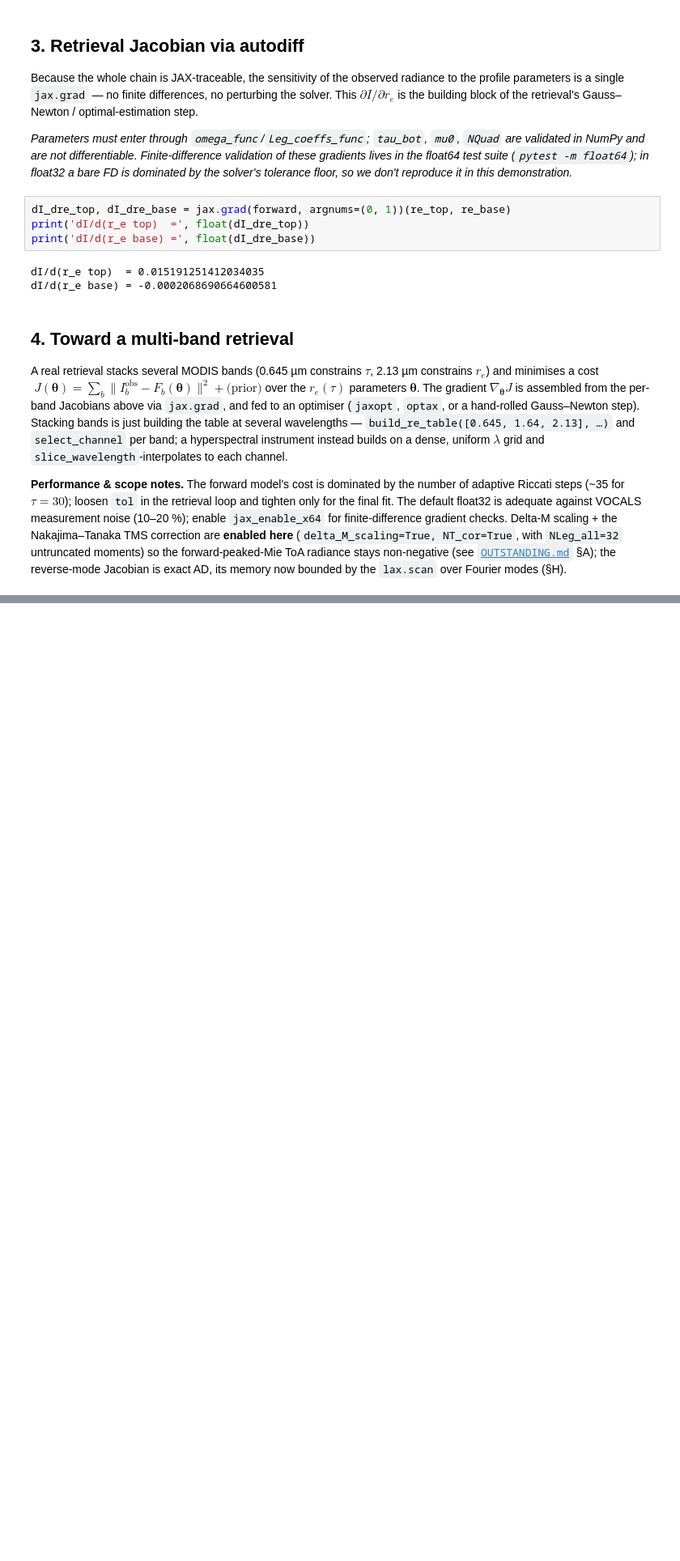
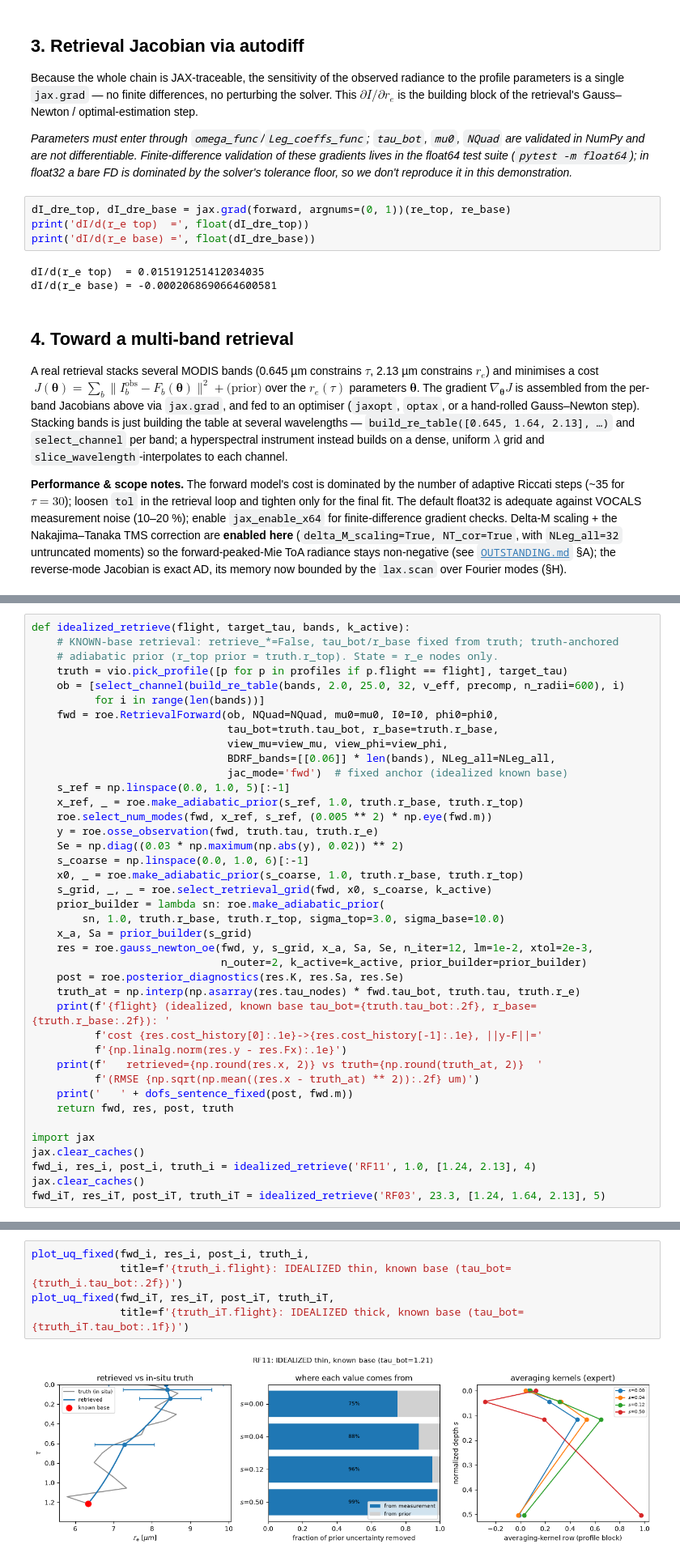
Before and after one commit to dhjx1996/Pythonic-DISORT_inhomogeneous_atmosphere, a Jupyter notebook: docs/riccati_solver_VOCALS_retrieval.ipynb, the cells around one changed output, grey strips where cells are left out. Shown at 81% size. Cells and saved outputs as stored; diff of their text form; blank space fills up the shorter version.

```diff
--- a/docs/riccati_solver_VOCALS_retrieval.ipynb
+++ b/docs/riccati_solver_VOCALS_retrieval.ipynb
@@ -658,0 +236,40 @@ persistently high loss (structural misfit). (`OUTSTANDING.md` §G.)
+# %%
+def idealized_retrieve(flight, target_tau, bands, k_active):
+    # KNOWN-base retrieval: retrieve_*=False, tau_bot/r_base fixed from truth; truth-anchored
+    # adiabatic prior (r_top prior = truth.r_top). State = r_e nodes only.
+    truth = vio.pick_profile([p for p in profiles if p.flight == flight], target_tau)
+    ob = [select_channel(build_re_table(bands, 2.0, 25.0, 32, v_eff, precomp, n_radii=600), i)
+          for i in range(len(bands))]
+    fwd = roe.RetrievalForward(ob, NQuad=NQuad, mu0=mu0, I0=I0, phi0=phi0,
+                               tau_bot=truth.tau_bot, r_base=truth.r_base,
+                               view_mu=view_mu, view_phi=view_phi,
+                               BDRF_bands=[[0.06]] * len(bands), NLeg_all=NLeg_all,
+                               jac_mode='fwd')  # fixed anchor (idealized known base)
+    s_ref = np.linspace(0.0, 1.0, 5)[:-1]
+    x_ref, _ = roe.make_adiabatic_prior(s_ref, 1.0, truth.r_base, truth.r_top)
+    roe.select_num_modes(fwd, x_ref, s_ref, (0.005 ** 2) * np.eye(fwd.m))
+    y = roe.osse_observation(fwd, truth.tau, truth.r_e)
+    Se = np.diag((0.03 * np.maximum(np.abs(y), 0.02)) ** 2)
+    s_coarse = np.linspace(0.0, 1.0, 6)[:-1]
+    x0, _ = roe.make_adiabatic_prior(s_coarse, 1.0, truth.r_base, truth.r_top)
+    s_grid, _, _ = roe.select_retrieval_grid(fwd, x0, s_coarse, k_active)
+    prior_builder = lambda sn: roe.make_adiabatic_prior(
+        sn, 1.0, truth.r_base, truth.r_top, sigma_top=3.0, sigma_base=10.0)
+    x_a, Sa = prior_builder(s_grid)
+    res = roe.gauss_newton_oe(fwd, y, s_grid, x_a, Sa, Se, n_iter=12, lm=1e-2, xtol=2e-3,
+                              n_outer=2, k_active=k_active, prior_builder=prior_builder)
+    post = roe.posterior_diagnostics(res.K, res.Sa, res.Se)
+    truth_at = np.interp(np.asarray(res.tau_nodes) * fwd.tau_bot, truth.tau, truth.r_e)
+    print(f'{flight} (idealized, known base tau_bot={truth.tau_bot:.2f}, r_base={truth.r_base:.2f}): '
+          f'cost {res.cost_history[0]:.1e}->{res.cost_history[-1]:.1e}, ||y-F||='
+          f'{np.linalg.norm(res.y - res.Fx):.1e}')
+    print(f'   retrieved={np.round(res.x, 2)} vs truth={np.round(truth_at, 2)}  '
+          f'(RMSE {np.sqrt(np.mean((res.x - truth_at) ** 2)):.2f} um)')
+    print('   ' + dofs_sentence_fixed(post, fwd.m))
+    return fwd, res, post, truth
+
+import jax
+jax.clear_caches()
+fwd_i, res_i, post_i, truth_i = idealized_retrieve('RF11', 1.0, [1.24, 2.13], 4)
+jax.clear_caches()
+fwd_iT, res_iT, post_iT, truth_iT = idealized_retrieve('RF03', 23.3, [1.24, 1.64, 2.13], 5)
@@ -658,0 +283,7 @@ persistently high loss (structural misfit). (`OUTSTANDING.md` §G.)
+# %%
+plot_uq_fixed(fwd_i, res_i, post_i, truth_i,
+              title=f'{truth_i.flight}: IDEALIZED thin, known base (tau_bot={truth_i.tau_bot:.2f})')
+plot_uq_fixed(fwd_iT, res_iT, post_iT, truth_iT,
+              title=f'{truth_iT.flight}: IDEALIZED thick, known base (tau_bot={truth_iT.tau_bot:.1f})')
+# %% [output]
+[figure, added]
```
Also changed, not shown: parts of 46 cells of this notebook, 1 other file.
